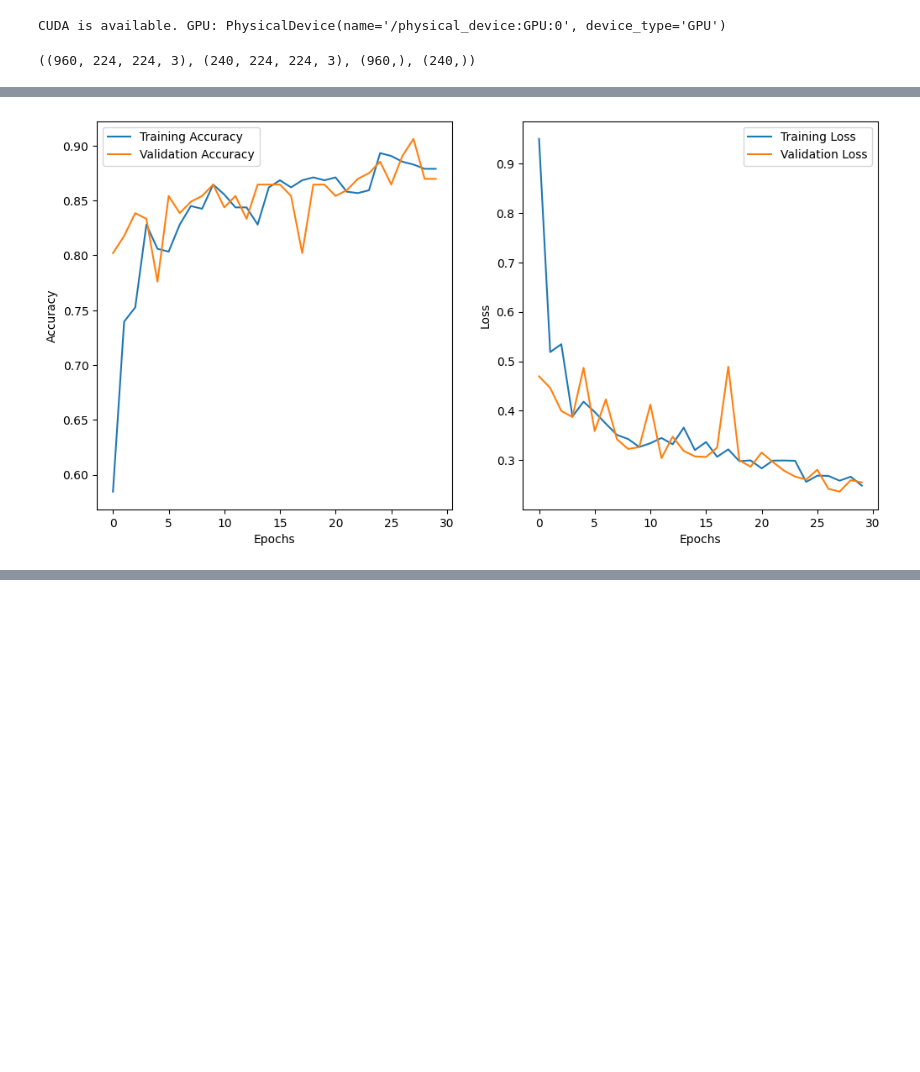
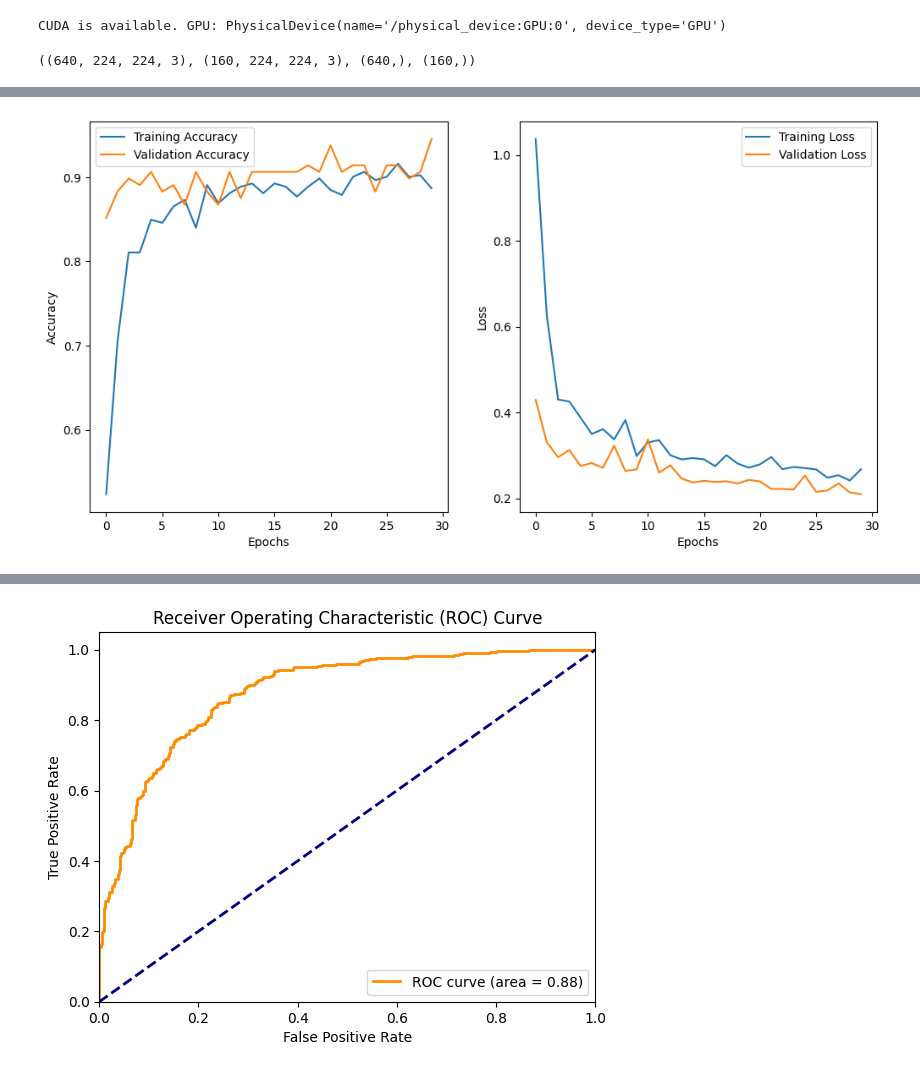
Before and after one commit to biggestUaena24/brain-tumor-detection, a Jupyter notebook: notebooks/resnet_figures.ipynb, the cells around one changed output, grey strips where cells are left out. Drawn from its saved outputs; the diff is of its cells as text; code cells hidden in the pictures; blank space fills up the shorter version.

```diff
--- a/notebooks/resnet_figures.ipynb
+++ b/notebooks/resnet_figures.ipynb
@@ -25,7 +25,7 @@ import numpy as np
 import matplotlib.pyplot as plt
 import tensorflow as tf
 import seaborn as sns
-from keras.models import Model
+from keras.models import Model, load_model
 from keras.utils import to_categorical
 from sklearn.model_selection import ParameterGrid
 from sklearn.metrics import roc_curve, auc, confusion_matrix
@@ -134,7 +134,7 @@ class DetectorModelBaseResNet:
     def load(self, path):
         self.model = load_model(path)
 
-    def grid_search(self, param_grid, train_X, train_Y, test_X, test_Y, epochs=30, verbose=1):
+    def grid_search(self, param_grid, train_X, train_Y, test_X, test_Y, verbose=1):
         best_model = None
         best_score = -np.inf
         best_params = None
@@ -149,7 +149,7 @@ class DetectorModelBaseResNet:
             self.compile(
                 optimizer=params['optimizer'], loss=params['loss'], metrics=["accuracy"])
             history = self.fit(
-                train_X, train_Y, batch_size=params['batch_size'], epochs=epochs, validation_split=0.2)
+                train_X, train_Y, batch_size=params['batch_size'], epochs=params['epochs'], validation_split=0.2, verbose=verbose)
             score = self.score(test_X, test_Y)
 
             if score[1] > best_score:
@@ -270,23 +270,41 @@ else:
 CUDA is available. GPU: PhysicalDevice(name='/physical_device:GPU:0', device_type='GPU')
 # %%
 random_seed = 42
-X, Y = load_data(target='train', limit=600)
+X, Y = load_data(target='train', limit=400)
 train_X, test_X, train_Y, test_Y = train_test_split(X, Y, test_size=0.2, random_state=random_seed)
 train_X.shape, test_X.shape, train_Y.shape, test_Y.shape
 # %% [output]
-((960, 224, 224, 3), (240, 224, 224, 3), (960,), (240,))
+((640, 224, 224, 3), (160, 224, 224, 3), (640,), (160,))
 # %%
-best_resnet_model = DetectorModelBaseResNet()
-best_resnet_model.model.compile(optimizer='adam', loss='categorical_crossentropy', metrics=["accuracy"])
+param_grid_resnet = {
+    'optimizer': ['adam', 'rmsprop'],
+    'loss': ['categorical_crossentropy'],
+    'batch_size': [32, 64],
+    'epochs': [30],
+}
 
-best_resnet_history = best_resnet_model.fit(train_X, train_Y, batch_size=32, epochs=30, validation_split=0.2)
+resnet_model = DetectorModelBaseResNet()
+resnet_history, resnet_best_params = resnet_model.grid_search(
+    param_grid_resnet, train_X, train_Y, test_X, test_Y, verbose=1)
+
+best_resnet_history = resnet_model.fit(train_X, train_Y, batch_size=32, epochs=30, validation_split=0.2)
 
 test_X, test_Y = load_data(target="test", limit=600)
 
-score = best_resnet_model.score(test_X, test_Y)
+resnet_model = DetectorModelBaseResNet()
+resnet_model.compile(
+    optimizer=resnet_best_params['optimizer'], loss=resnet_best_params['loss'])
+
+resnet_history = resnet_model.fit(
+    train_X, train_Y, batch_size=resnet_best_params['batch_size'], epochs=resnet_best_params['epochs'], validation_split=0.2)
+
+resnet_model.plot_accuracy()
+resnet_model.plot_roc_curve(test_X, test_Y)
+resnet_model.plot_confusion_matrix(test_X, test_Y)
+
+score = resnet_model.score(test_X, test_Y)
+
 
 print("loss:", score[0])
 print("accuracy:", score[1])
-
-best_resnet_model.plot_accuracy()
 # %% [output]
@@ -310 +328 @@ accuracy: 0.839801013469696
-[figure, old version]
+[figure, new version]
@@ -310,0 +330 @@ accuracy: 0.839801013469696
+[figure, added]
```
Also changed, not shown: parts of 5 cells of this notebook, 2 other files.
